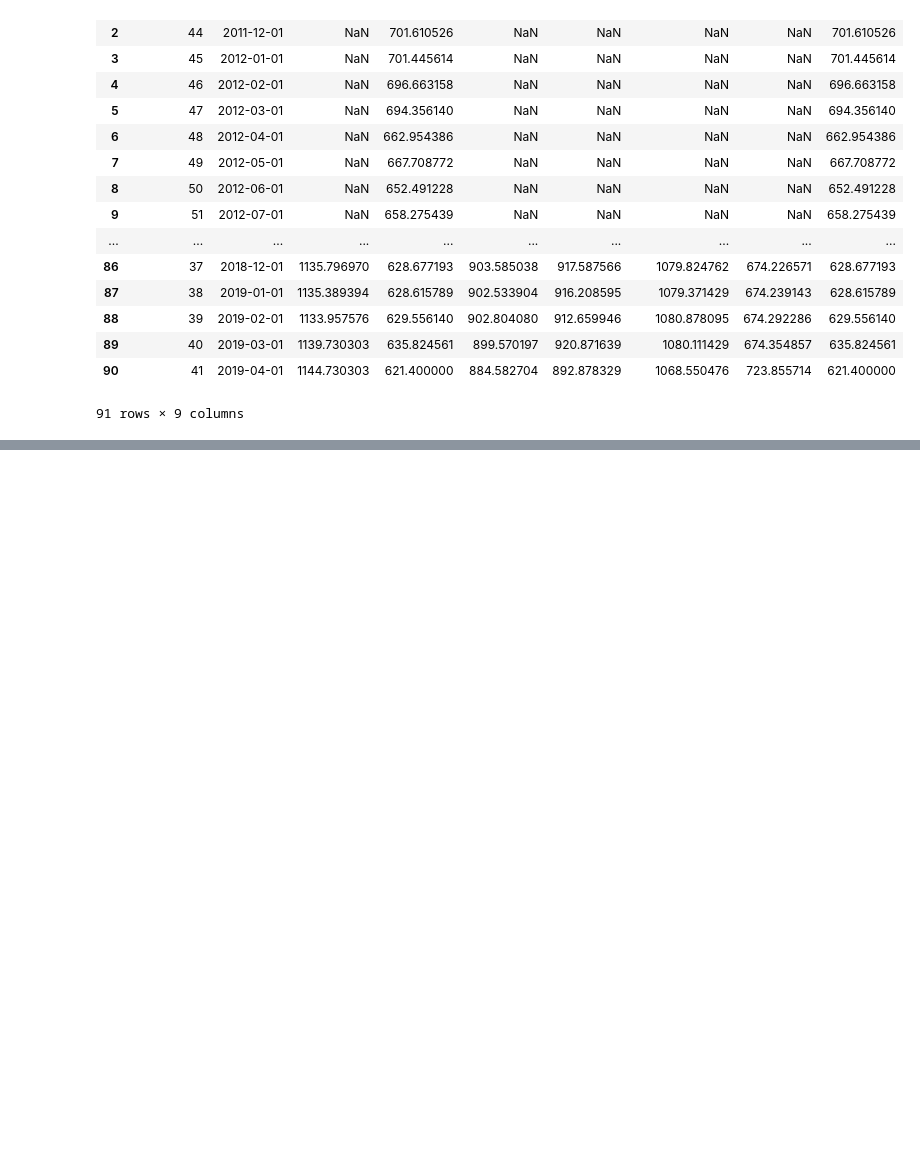
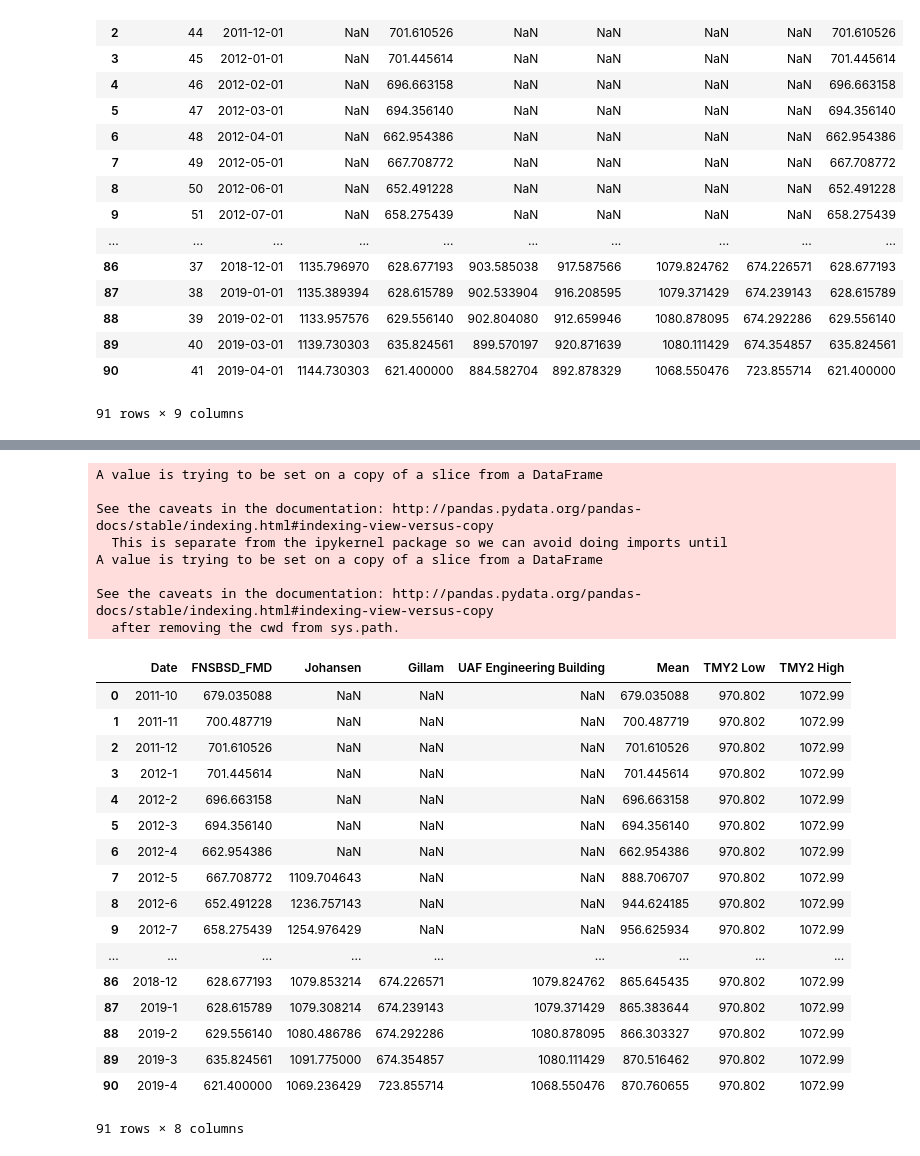
Before and after one commit to acep-uaf/ACEP_solar, a Jupyter notebook: Experimental_Bokeh_Plotting.ipynb, the cells around one changed output, grey strips where cells are left out. Cells and saved outputs as stored; diff of their text form; code cells hidden in the pictures; blank space fills up the shorter version.

Commit message:
Made interactive plots in bokeh with averages and TMY2 data

```diff
--- a/Experimental_Bokeh_Plotting.ipynb
+++ b/Experimental_Bokeh_Plotting.ipynb
@@ -226,0 +356,4 @@ show(p)
+# %%
+spirit_of_alaska_fairbanks_gillam = add_time_col(spirit_of_alaska_fairbanks_gillam)
+spirit_of_alaska_fairbanks_johansen_dataframe = add_time_col(spirit_of_alaska_fairbanks_johansen_dataframe)
+uaf_engineering_building_dataframe = add_time_col(uaf_engineering_building_dataframe)
@@ -226,0 +364,34 @@ show(p)
+# %%
+# create a function that can plot the annual Normalized Production
+def annual_Norm(dataframe):
+    lenth_list = list(range(12,len(dataframe.index)))
+    annual_values = []
+    month = []
+    for i in range(len(lenth_list)):
+        single_values = dataframe['Energy'][lenth_list[i]-12:lenth_list[i]].sum()/dataframe['DC Capacity'][0]
+        #rolling_average.append(each_period)
+        single_month = dataframe['Date'][lenth_list[i]]
+        annual_values.append(single_values)
+        month.append(single_month)
+    return(annual_values,month)
+# %%
+gillam_annual_values, gillam_month = annual_Norm(spirit_of_alaska_fairbanks_gillam)
+johansen_annual_values, johansen_month = annual_Norm(spirit_of_alaska_fairbanks_johansen_dataframe)
+FNSBSD_FMD_annual_values, FNSBSD_FMD_month = annual_Norm(FNSBSD_FMD_dataframe)
+uaf_e_annual_values, uaf_e_month = annual_Norm(uaf_engineering_building_dataframe)
+# %%
+# merge all the data into a dataframe, so that we can plot
+new_gillam = pd.DataFrame({'Date':gillam_month,'Gillam':gillam_annual_values})
+new_uaf_engineering = pd.DataFrame({'Date':uaf_e_month,'UAF Engineering Building':uaf_e_annual_values})
+new_FNSBSD_FMD = pd.DataFrame({'Date':FNSBSD_FMD_month,'FNSBSD_FMD':FNSBSD_FMD_annual_values})
+new_johansen = pd.DataFrame({'Date':johansen_month,'Johansen':johansen_annual_values})
+result = pd.merge(new_FNSBSD_FMD, new_johansen, on='Date', how='outer')
+result = pd.merge(result, new_gillam, on='Date', how='outer')
+result = pd.merge(result, new_uaf_engineering, on='Date', how='outer')
+#result
+result['Mean'] = result.mean(axis=1, numeric_only=True)
+#merged_dataframe = result.fillna("")
+#sorted_merged_dataframe = merged_dataframe.sort_values(by = ['Date'])
+#sorted_merged_dataframe
+merged_dataframe = result
+merged_dataframe
@@ -226,0 +417,33 @@ show(p)
+# %%
+merged_dataframe['TMY2 Low'] = ""
+merged_dataframe['TMY2 High'] = ""
+merged_dataframe['TMY2 Low'][:] = nrel_tmy2_low/4
+merged_dataframe['TMY2 High'][:] = nrel_tmy2_high/4
+merged_dataframe
+# %% [output]
+A value is trying to be set on a copy of a slice from a DataFrame
+
+See the caveats in the documentation: http://pandas.pydata.org/pandas-docs/stable/indexing.html#indexing-view-versus-copy
+  This is separate from the ipykernel package so we can avoid doing imports until
+A value is trying to be set on a copy of a slice from a DataFrame
+
+See the caveats in the documentation: http://pandas.pydata.org/pandas-docs/stable/indexing.html#indexing-view-versus-copy
+  after removing the cwd from sys.path.
+|  | Date | FNSBSD_FMD | Johansen | Gillam | UAF Engineering Building | Mean | TMY2 Low | TMY2 High |
+| 0 | 2011-10 | 679.035088 | NaN | NaN | NaN | 679.035088 | 970.802 | 1072.99 |
+| 1 | 2011-11 | 700.487719 | NaN | NaN | NaN | 700.487719 | 970.802 | 1072.99 |
+| 2 | 2011-12 | 701.610526 | NaN | NaN | NaN | 701.610526 | 970.802 | 1072.99 |
+| 3 | 2012-1 | 701.445614 | NaN | NaN | NaN | 701.445614 | 970.802 | 1072.99 |
+| 4 | 2012-2 | 696.663158 | NaN | NaN | NaN | 696.663158 | 970.802 | 1072.99 |
+| 5 | 2012-3 | 694.356140 | NaN | NaN | NaN | 694.356140 | 970.802 | 1072.99 |
+| 6 | 2012-4 | 662.954386 | NaN | NaN | NaN | 662.954386 | 970.802 | 1072.99 |
+| 7 | 2012-5 | 667.708772 | 1109.704643 | NaN | NaN | 888.706707 | 970.802 | 1072.99 |
+| 8 | 2012-6 | 652.491228 | 1236.757143 | NaN | NaN | 944.624185 | 970.802 | 1072.99 |
+| 9 | 2012-7 | 658.275439 | 1254.976429 | NaN | NaN | 956.625934 | 970.802 | 1072.99 |
+| ... | ... | ... | ... | ... | ... | ... | ... | ... |
+| 86 | 2018-12 | 628.677193 | 1079.853214 | 674.226571 | 1079.824762 | 865.645435 | 970.802 | 1072.99 |
+| 87 | 2019-1 | 628.615789 | 1079.308214 | 674.239143 | 1079.371429 | 865.383644 | 970.802 | 1072.99 |
+| 88 | 2019-2 | 629.556140 | 1080.486786 | 674.292286 | 1080.878095 | 866.303327 | 970.802 | 1072.99 |
+| 89 | 2019-3 | 635.824561 | 1091.775000 | 674.354857 | 1080.111429 | 870.516462 | 970.802 | 1072.99 |
+| 90 | 2019-4 | 621.400000 | 1069.236429 | 723.855714 | 1068.550476 | 870.760655 | 970.802 | 1072.99 |
+91 rows × 8 columns
```
Also changed, not shown: parts of 20 cells of this notebook.
